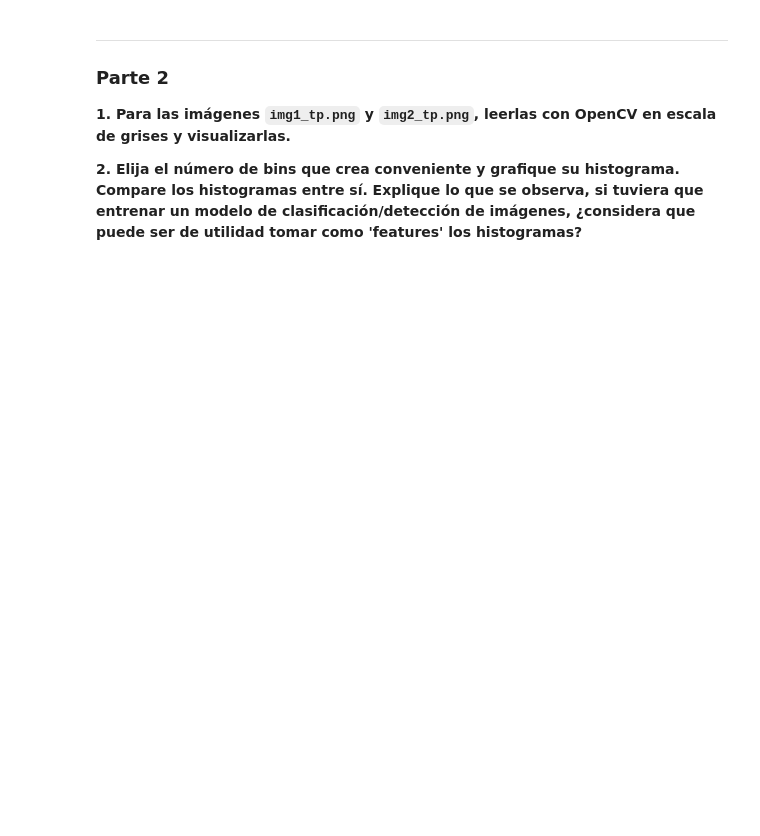
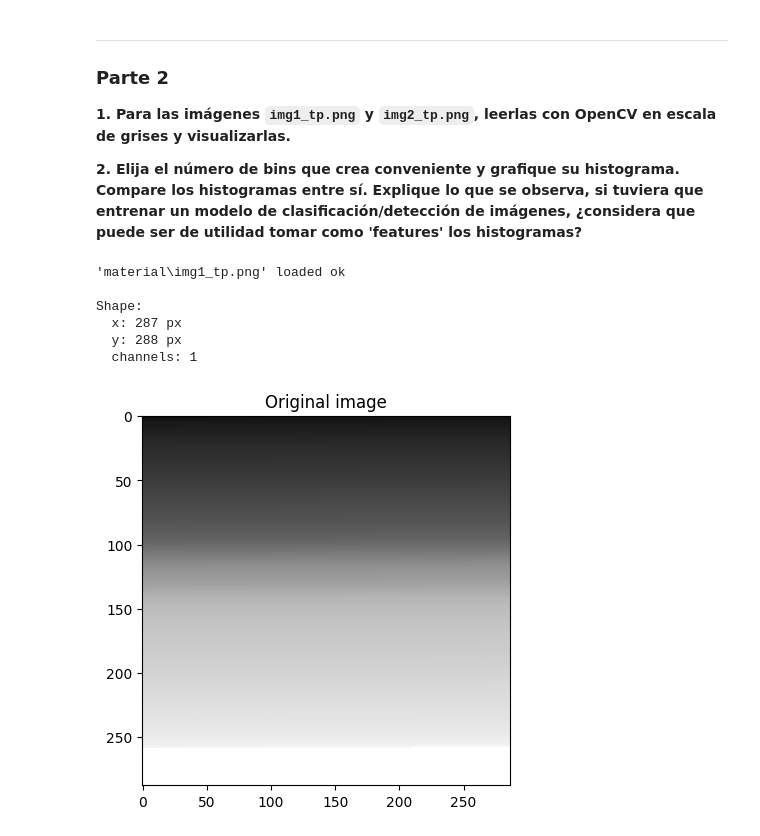
Before and after one commit to ArielMatC/ceia-computer-vision-1, a Jupyter notebook: TP1/tp1.ipynb, the cells around one changed output. Saved outputs shown, nothing was run; the diff lists cells and outputs as text; code cells hidden in the pictures; blank space fills up the shorter version.

```diff
--- a/TP1/tp1.ipynb
+++ b/TP1/tp1.ipynb
@@ -87,7 +87,7 @@ def load_image(image_filepath, color_space='RGB'):
 
     Parameters:
     - image_filepath: Image file path
-    - color_space: Color space to convert the image to (default: 'RGB')
+    - color_space: Color space to convert the image to (options: 'RGB', 'BGR', 'GRAYSCALE')
 
     Returns:
     - Image in the specified color space
@@ -318,3 +318,14 @@ histograms_compare(test_image, corrected_test_image)
 **1. Para las imágenes `img1_tp.png` y `img2_tp.png`, leerlas con OpenCV en escala de grises y visualizarlas.** <br>
 
 **2. Elija el número de bins que crea conveniente y grafique su histograma. Compare los histogramas entre sí. Explique lo que se observa, si tuviera que entrenar un modelo de clasificación/detección de imágenes, ¿considera que puede ser de utilidad tomar como 'features' los histogramas?**
+# %%
+IMG1_PATH = pathlib.Path("material/img1_tp.png")
+img1 = load_image(IMG1_PATH, color_space='GRAYSCALE')
+# %% [output]
+'material\img1_tp.png' loaded ok
+
+Shape:
+  x: 287 px
+  y: 288 px
+  channels: 1
+[figure, added]
```
Also changed, not shown: parts of 7 cells of this notebook.
